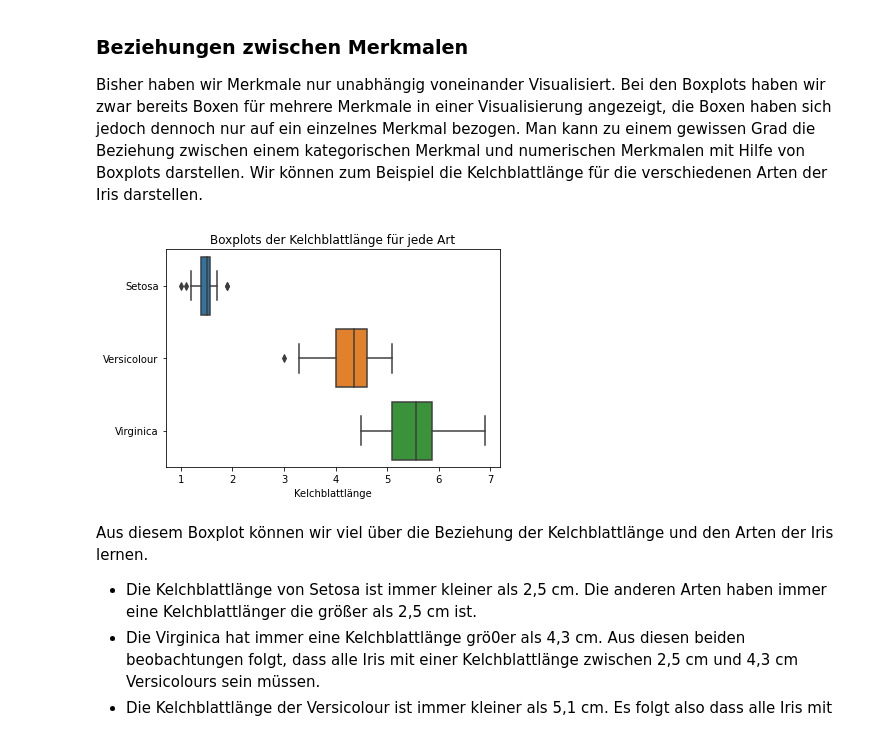
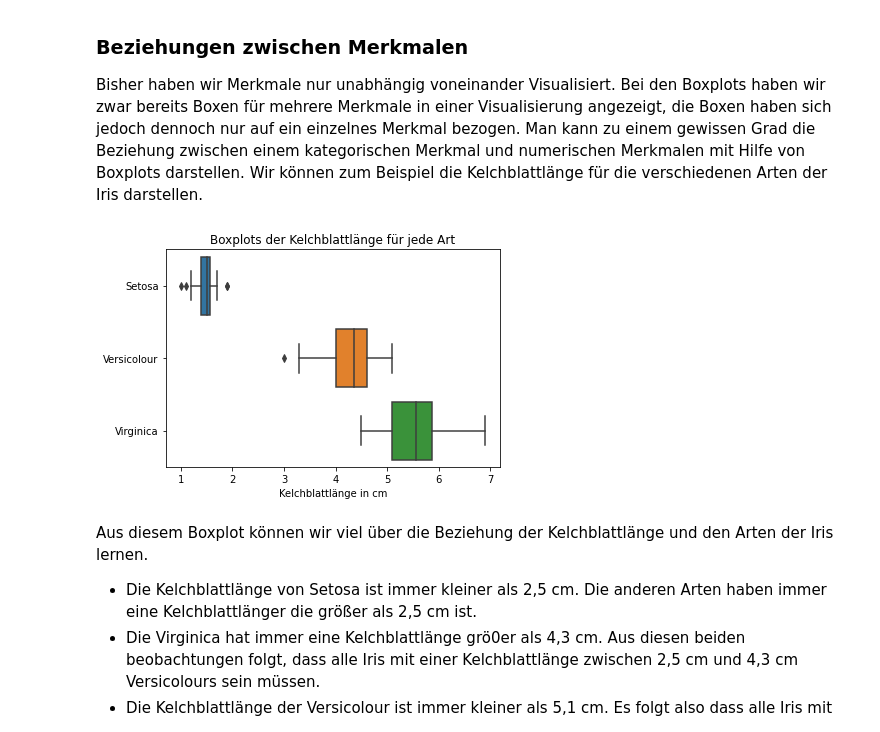
Before and after one commit to sherbold/data-science-crashkurs, a Jupyter notebook: content/chapters/kapitel_03.ipynb, the cells around one changed output. Drawn from its saved outputs; the diff is of its cells as text; code cells hidden in the pictures.

```diff
--- a/content/chapters/kapitel_03.ipynb
+++ b/content/chapters/kapitel_03.ipynb
@@ -484,7 +484,7 @@ import pandas as pd  # pandas is a powerful library for working with data
 
 # we need that data as dataframe for the pairplot feature of seaborn
 iris_df = pd.DataFrame(iris.data, columns=[
-    'sepal_length', 'sepal_width', 'petal_length', 'petal_width'])
+    'Blütenblattlänge', 'Blütenblattbreite', 'Kelchblattlänge', 'Kelchblattbreite'])
 
 fig, ax = plt.subplots()
 sns.boxplot(data=iris_df, orient='h')
@@ -515,14 +515,14 @@ Wie man sieht sind die Informationen von der Art her anders als bei Histogrammen
 Bisher haben wir Merkmale nur unabhängig voneinander Visualisiert. Bei den Boxplots haben wir zwar bereits Boxen für mehrere Merkmale in einer Visualisierung angezeigt, die Boxen haben sich jedoch dennoch nur auf ein einzelnes Merkmal bezogen. Man kann zu einem gewissen Grad die Beziehung zwischen einem kategorischen Merkmal und numerischen Merkmalen mit Hilfe von Boxplots darstellen. Wir können zum Beispiel die Kelchblattlänge für die verschiedenen Arten der Iris darstellen.
 # %%
 fig, ax = plt.subplots()
-sns.boxplot(x=iris_df['petal_length'], y=iris.target, orient='h', ax=ax)
+sns.boxplot(x=iris_df['Kelchblattlänge'], y=iris.target, orient='h', ax=ax)
 ax.set_title('Boxplots der Kelchblattlänge für jede Art')
 ax.set_xlabel('Kelchblattlänge in cm')
 ax.set_yticks((0,1,2))
 ax.set_yticklabels(('Setosa', 'Versicolour', 'Virginica'))
 plt.show()
 # %% [output]
-[figure, old version]
+[figure, new version]
 # %% [markdown]
 Aus diesem Boxplot können wir viel über die Beziehung der Kelchblattlänge und den Arten der Iris lernen.
 
```
Also changed, not shown: parts of 14 cells of this notebook, 1 other file.
